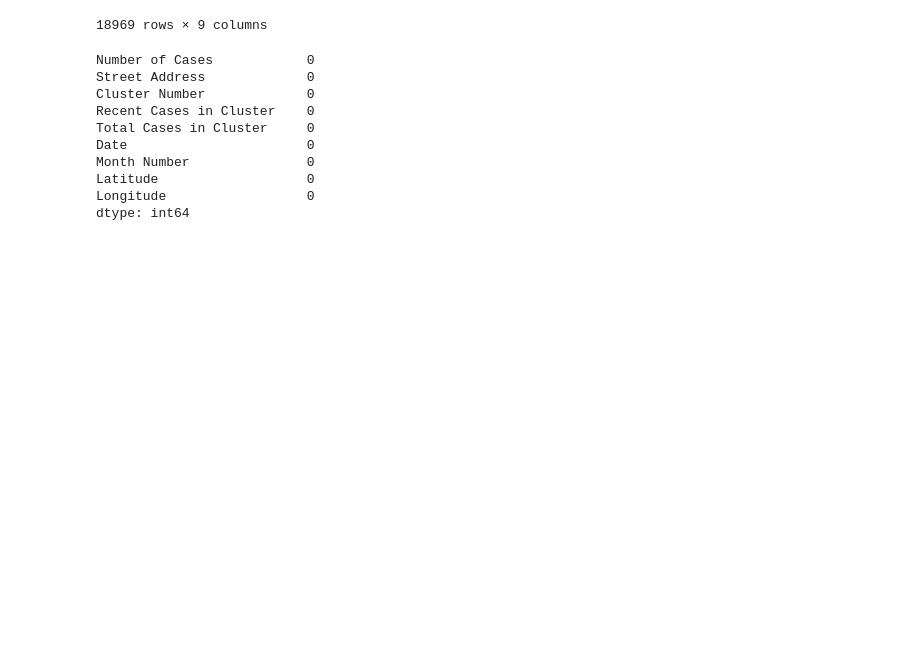
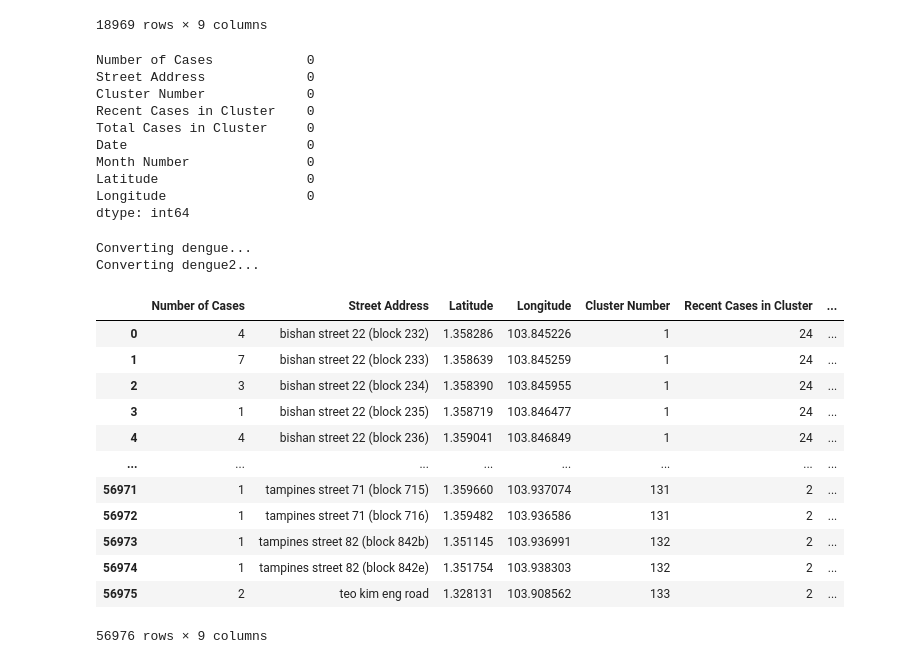
Before and after one commit to guidesify/ASAR_shiny, a Jupyter notebook: Data/scrape.ipynb, the cells around one changed output. Cells and saved outputs as stored; diff of their text form; code cells hidden in the pictures; blank space fills up the shorter version.

```diff
--- a/Data/scrape.ipynb
+++ b/Data/scrape.ipynb
@@ -314,0 +361,22 @@ df.to_csv("dengue2.csv", index=False)
+# %%
+df_1 = read('dengue')
+df_2 = read('dengue2')
+# %% [output]
+Converting dengue...
+Converting dengue2...
+# %%
+df_1
+# %% [output]
+|  | Number of Cases | Street Address | Latitude | Longitude | Cluster Number | Recent Cases in Cluster | ... |
+| 0 | 4 | bishan street 22 (block 232) | 1.358286 | 103.845226 | 1 | 24 | ... |
+| 1 | 7 | bishan street 22 (block 233) | 1.358639 | 103.845259 | 1 | 24 | ... |
+| 2 | 3 | bishan street 22 (block 234) | 1.358390 | 103.845955 | 1 | 24 | ... |
+| 3 | 1 | bishan street 22 (block 235) | 1.358719 | 103.846477 | 1 | 24 | ... |
+| 4 | 4 | bishan street 22 (block 236) | 1.359041 | 103.846849 | 1 | 24 | ... |
+| ... | ... | ... | ... | ... | ... | ... | ... |
+| 56971 | 1 | tampines street 71 (block 715) | 1.359660 | 103.937074 | 131 | 2 | ... |
+| 56972 | 1 | tampines street 71 (block 716) | 1.359482 | 103.936586 | 131 | 2 | ... |
+| 56973 | 1 | tampines street 82 (block 842b) | 1.351145 | 103.936991 | 132 | 2 | ... |
+| 56974 | 1 | tampines street 82 (block 842e) | 1.351754 | 103.938303 | 132 | 2 | ... |
+| 56975 | 2 | teo kim eng road | 1.328131 | 103.908562 | 133 | 2 | ... |
+56976 rows × 9 columns
```
Also changed, not shown: parts of 5 cells of this notebook, 3 other files.
